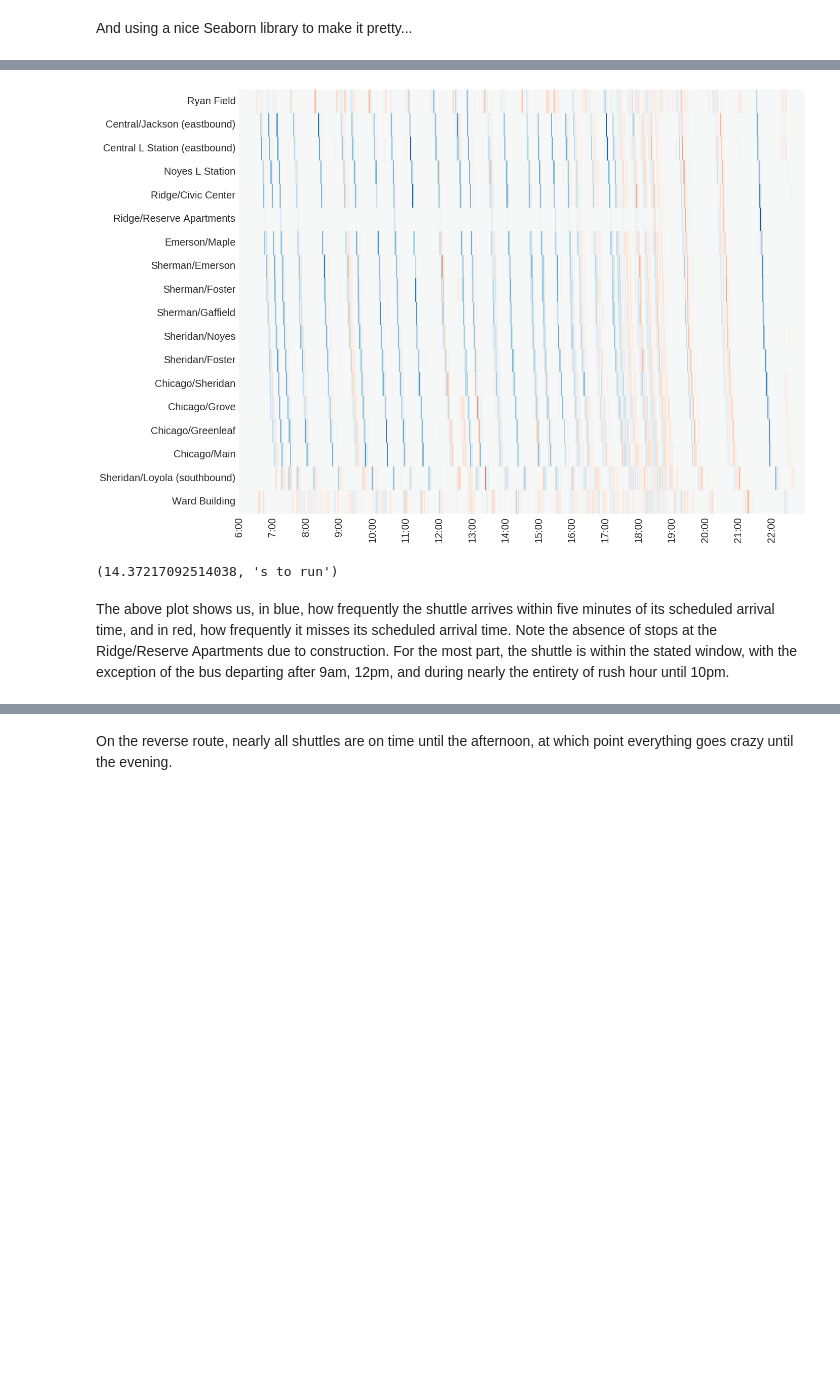
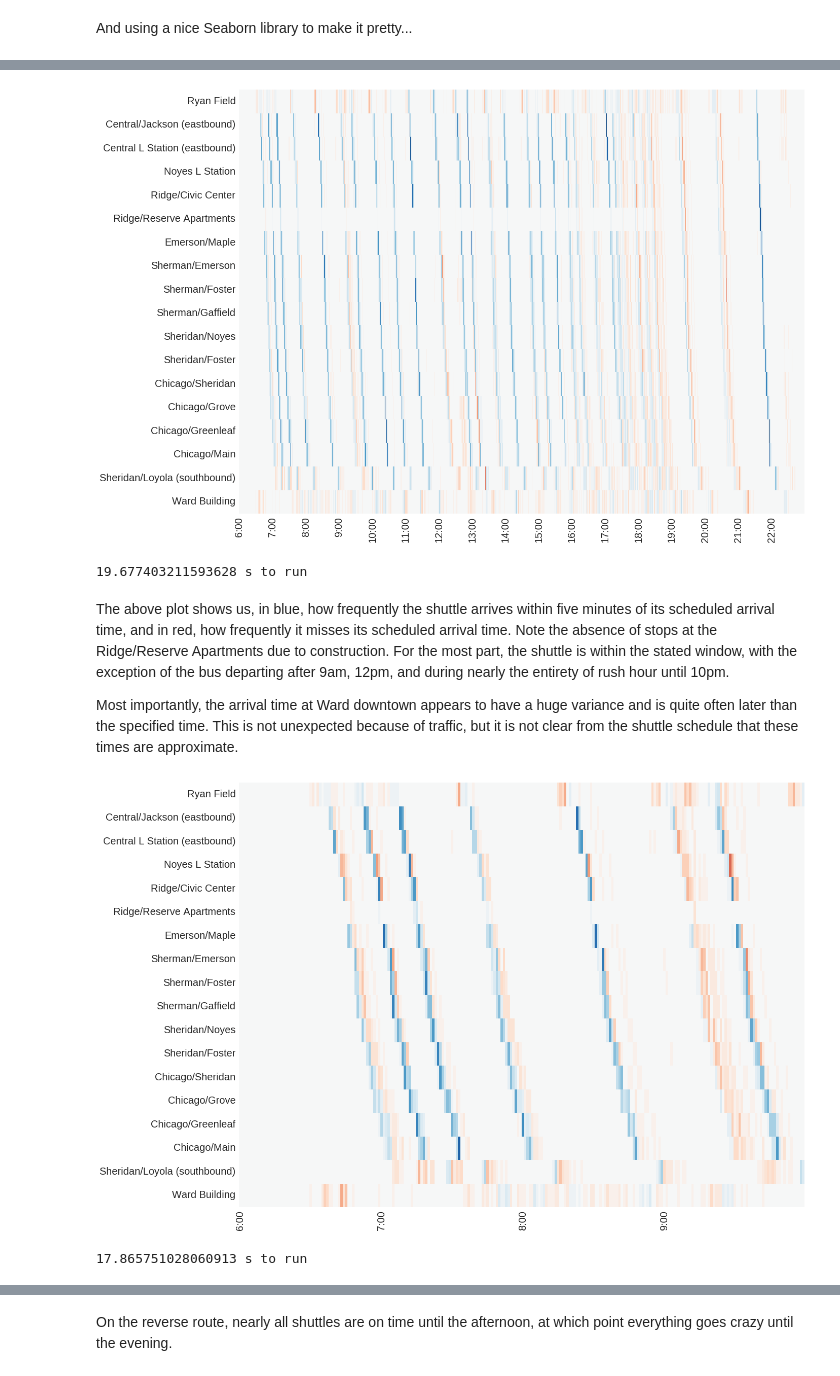
Before and after one commit to chrisjkuch/busdata, a Jupyter notebook: Bus_Plotter.ipynb, the cells around one changed output, grey strips where cells are left out. Saved outputs shown, nothing was run; the diff lists cells and outputs as text; code cells hidden in the pictures; blank space fills up the shorter version.

```diff
--- a/Bus_Plotter.ipynb
+++ b/Bus_Plotter.ipynb
@@ -26,11 +24,11 @@ def read_schedule(filename):
     """
     sched = dict()
     with open(filename, 'r') as fin:
-        csvreader = csv.reader(fin)
+        csvreader = csv.reader(fin, delimiter=',')
         header = next(csvreader)
         for line in csvreader:
             for i in range( len( line ) ):
-                t = float(line[i]) * 24 # Add 1to prevent bad rounding
+                t = float(line[i]) * 24
                 sched.setdefault(header[i], []).append(t)
 
     return sched
@@ -42,7 +40,7 @@ def read_bus_data(filename):
     stops = dict()
 
     with open(filename, 'r') as fin:
-        csvreader = csv.reader(fin)
+        csvreader = csv.reader(fin, 'unix')
         header = next(csvreader)
         stop_name_index = header.index('Stop Name')
         stop_time_index = header.index('Seconds after midnight')
@@ -161,10 +163,15 @@ def bus_heatmap(sched, stops, start=6, end=23, window=5):
 bus_heatmap(schedule, stop_data, start=6, end=23, window=5)
 # %% [output]
 [figure]
-(14.37217092514038, 's to run')
+19.677403211593628 s to run
 # %% [markdown]
 The above plot shows us, in blue, how frequently the shuttle arrives within five minutes of its scheduled arrival time, and in red, how frequently it misses its scheduled arrival time. Note the absence of stops at the Ridge/Reserve Apartments due to construction. For the most part, the shuttle is within the stated window, with the exception of the bus departing after 9am, 12pm, and during nearly the entirety of rush hour until 10pm.
+
+Most importantly, the arrival time at Ward downtown appears to have a huge variance and is quite often later than the specified time. This is not unexpected because of traffic, but it is not clear from the shuttle schedule that these times are approximate.
 # %%
-bus_heatmap(schedule, stop_data, window=3)
+bus_heatmap(schedule, stop_data, start=6, end=10, window=3)
+# %% [output]
+[figure, added]
+17.865751028060913 s to run
 # %%
 bus_heatmap(schedule, stop_data, window=5)
```
Also changed, not shown: parts of 7 cells of this notebook, 2 other files.
